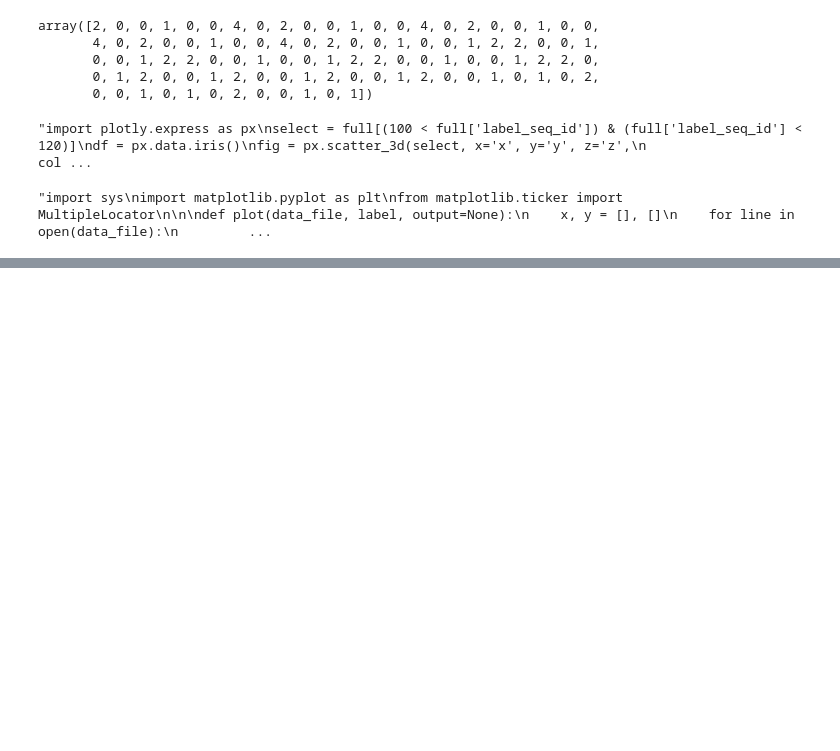
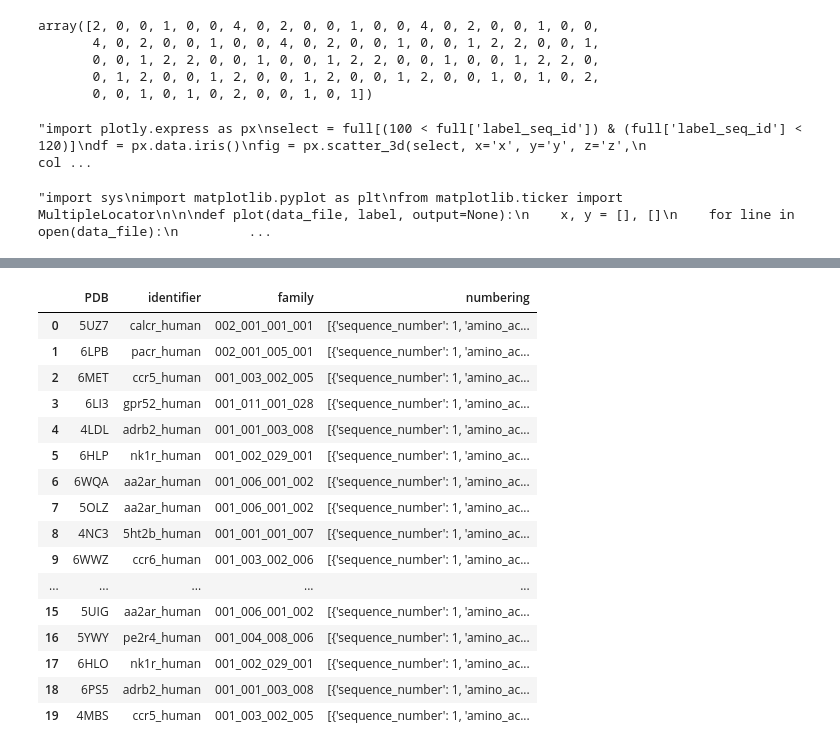
Before and after one commit to flurinh/mt, a Jupyter notebook: mmcif.ipynb, the cells around one changed output, grey strips where cells are left out. Saved outputs shown, nothing was run; the diff lists cells and outputs as text; code cells hidden in the pictures; blank space fills up the shorter version.

```diff
--- a/mmcif.ipynb
+++ b/mmcif.ipynb
@@ -795,0 +712,20 @@ list(set(list(stack['PDB'])))
+# %%
+numbering
+# %% [output]
+|  | PDB | identifier | family | numbering |
+| 0 | 5UZ7 | calcr_human | 002_001_001_001 | [{'sequence_number': 1, 'amino_ac... |
+| 1 | 6LPB | pacr_human | 002_001_005_001 | [{'sequence_number': 1, 'amino_ac... |
+| 2 | 6MET | ccr5_human | 001_003_002_005 | [{'sequence_number': 1, 'amino_ac... |
+| 3 | 6LI3 | gpr52_human | 001_011_001_028 | [{'sequence_number': 1, 'amino_ac... |
+| 4 | 4LDL | adrb2_human | 001_001_003_008 | [{'sequence_number': 1, 'amino_ac... |
+| 5 | 6HLP | nk1r_human | 001_002_029_001 | [{'sequence_number': 1, 'amino_ac... |
+| 6 | 6WQA | aa2ar_human | 001_006_001_002 | [{'sequence_number': 1, 'amino_ac... |
+| 7 | 5OLZ | aa2ar_human | 001_006_001_002 | [{'sequence_number': 1, 'amino_ac... |
+| 8 | 4NC3 | 5ht2b_human | 001_001_001_007 | [{'sequence_number': 1, 'amino_ac... |
+| 9 | 6WWZ | ccr6_human | 001_003_002_006 | [{'sequence_number': 1, 'amino_ac... |
+| ... | ... | ... | ... | ... |
+| 15 | 5UIG | aa2ar_human | 001_006_001_002 | [{'sequence_number': 1, 'amino_ac... |
+| 16 | 5YWY | pe2r4_human | 001_004_008_006 | [{'sequence_number': 1, 'amino_ac... |
+| 17 | 6HLO | nk1r_human | 001_002_029_001 | [{'sequence_number': 1, 'amino_ac... |
+| 18 | 6PS5 | adrb2_human | 001_001_003_008 | [{'sequence_number': 1, 'amino_ac... |
+| 19 | 4MBS | ccr5_human | 001_003_002_005 | [{'sequence_number': 1, 'amino_ac... |
```
Also changed, not shown: parts of 41 cells of this notebook, 5 other files.
